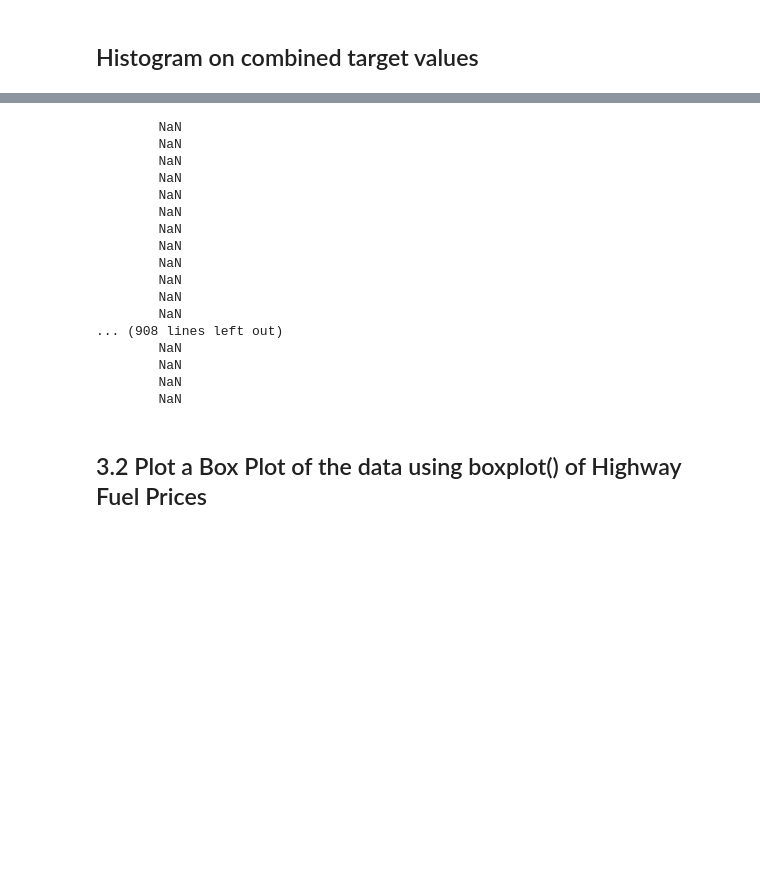
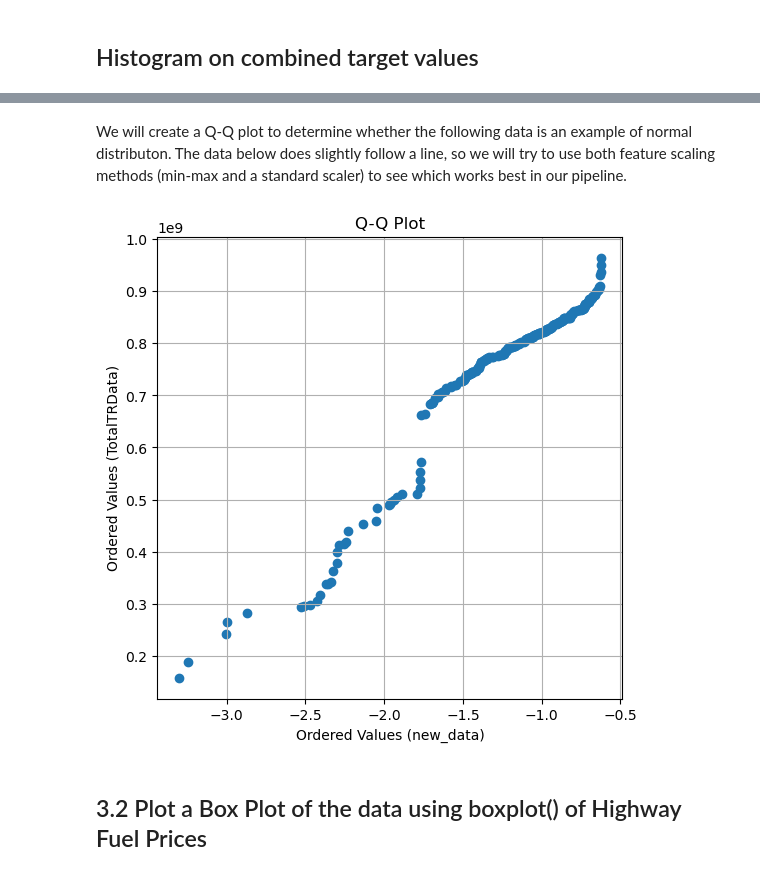
Before and after one commit to HenryCROSS/eecs3401_final_project, a Jupyter notebook: code.ipynb, the cells around one changed output, grey strips where cells are left out. Saved outputs shown, nothing was run; the diff lists cells and outputs as text; code cells hidden in the pictures; blank space fills up the shorter version.

```diff
--- a/code.ipynb
+++ b/code.ipynb
@@ -228,23 +215,32 @@ Name: TRTotal, Length: 924, dtype: float64
-# %%
-print(data['TRTotal'].to_string(index=False))
-# %% [output]
-        NaN
-        NaN
-        NaN
-        NaN
-        NaN
-        NaN
-        NaN
-        NaN
-        NaN
-        NaN
-        NaN
-        NaN
-... (908 lines left out)
-        NaN
-        NaN
-        NaN
-        NaN
+# %%
+# Data obtained from data['TRTotal']
+TotalTRData = data['TRTotal']
+
+# Convert the data to a numpy array and sort the array
+TotalTRData = np.array(TotalTRData)
+
+TotalTRData_sorted = np.sort(TotalTRData)
+
+# Create sample data and sort it
+new_data = np.random.normal(loc=0, scale=1, size=len(TotalTRData))
+
+new_data_sorted = np.sort(new_data)
+# %% [markdown]
+We will create a Q-Q plot to determine whether the following data is an example of normal distributon. The data below does slightly follow a line, so we will try to use both feature scaling methods (min-max and a standard scaler) to see which works best in our pipeline.
+# %%
+# Plot the Q-Q plot
+plt.figure(figsize=(6, 6))
+plt.scatter(new_data_sorted, TotalTRData_sorted)
+plt.plot([np.min(new_data_sorted), np.max(new_data_sorted)],
+         [np.min(TotalTRData_sorted), np.max(TotalTRData_sorted)], color='red')
+plt.title('Q-Q Plot')
+plt.xlabel('Ordered Values (new_data)')
+plt.ylabel('Ordered Values (TotalTRData)')
+plt.grid(True)
+
+plt.show()
+# %% [output]
+[figure, added]
 # %% [markdown]
 ## 3.2 Plot a Box Plot of the data using boxplot() of Highway Fuel Prices
 # %%
```
Also changed, not shown: parts of 3 cells of this notebook.
